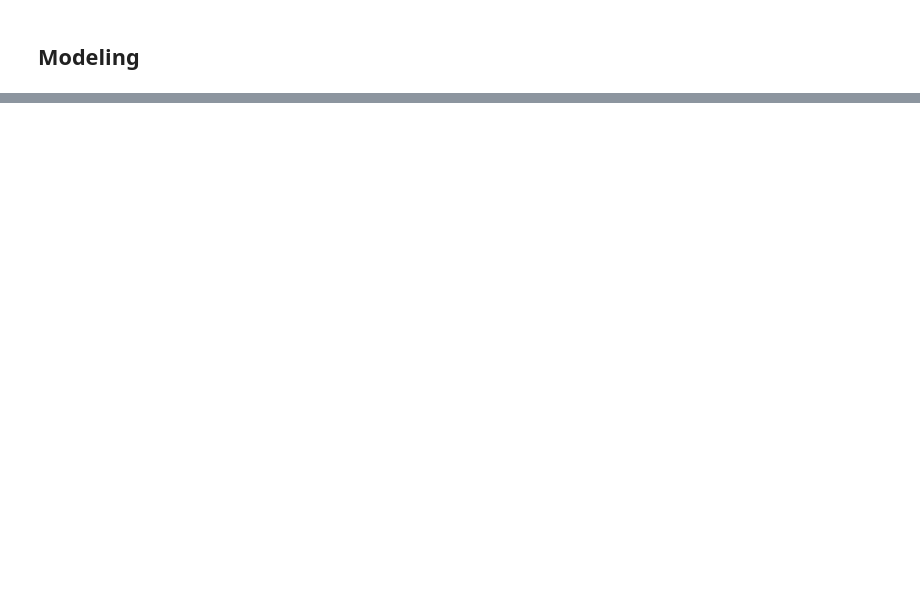
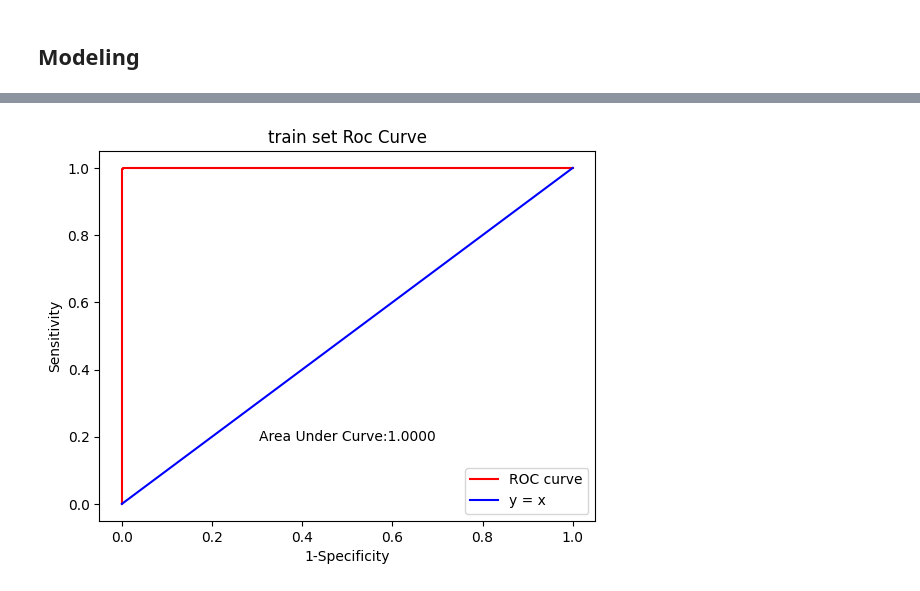
Before and after one commit to tabjun/2024-study, a Jupyter notebook: xgboost study/code file/total_model.ipynb, the cells around one changed output, grey strips where cells are left out. Cells and saved outputs as stored; diff of their text form; code cells hidden in the pictures; blank space fills up the shorter version.

```diff
--- a/xgboost study/code file/total_model.ipynb
+++ b/xgboost study/code file/total_model.ipynb
@@ -812,0 +250,3 @@ plt.show()
+# %%
+train_pred = xgb.predict(X_train)
+train_pred_prob = xgb.predict_proba(X_train)
@@ -812,0 +263,20 @@ plt.show()
+# %%
+# roc curve, auc validation set
+fpr, tpr, thresholds = roc_curve(np.array(y_train), train_pred_prob[:,1])
+
+# auc 계산
+
+plt.plot(fpr, tpr, color = 'red', label = 'ROC curve')
+plt.plot([0, 1], [0, 1], color = 'blue', label = 'y = x') # y = x 직선 표시
+
+auc = roc_auc_score(np.array(y_train), train_pred_prob[:,1])
+plt.text(0.5, 0.2, f"Area Under Curve:{auc:.4f}", ha='center', va='center', fontsize=10)
+plt.title('train set Roc Curve')
+plt.xlabel('1-Specificity')
+plt.ylabel('Sensitivity')
+
+plt.legend() # 그래프 라벨 표시
+
+plt.show()
+# %% [output]
+[figure, added]
```
Also changed, not shown: parts of 89 cells of this notebook, 1 other file.
